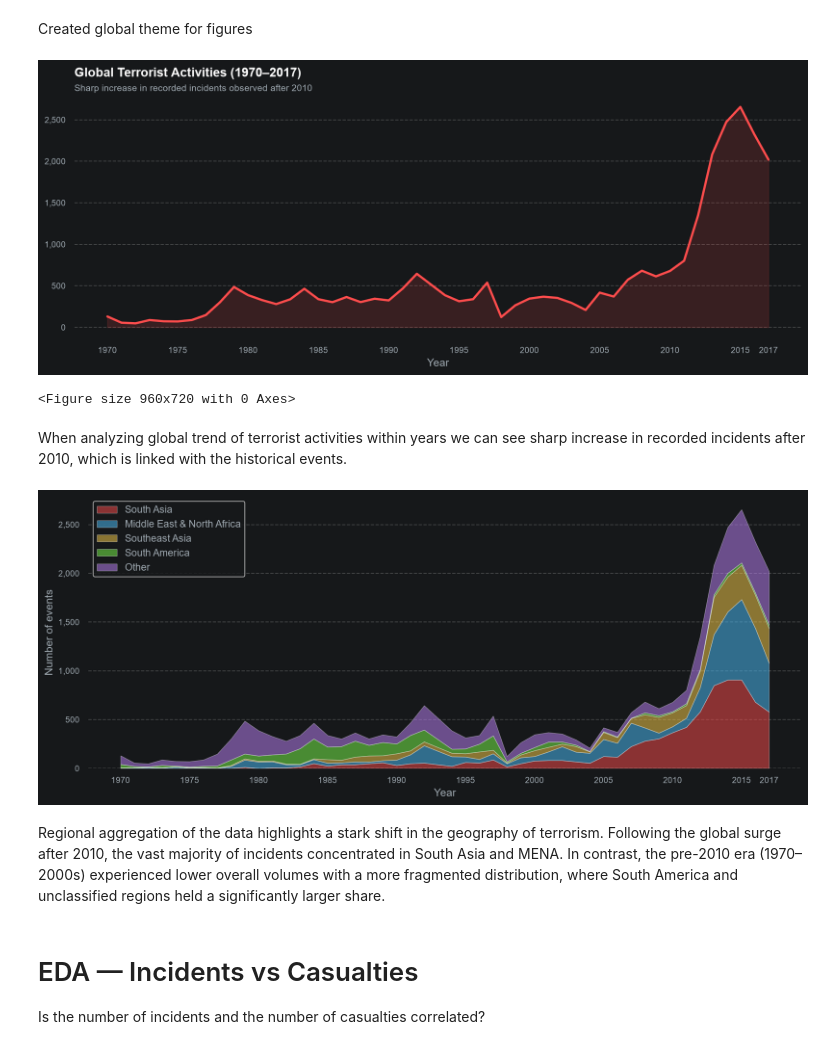
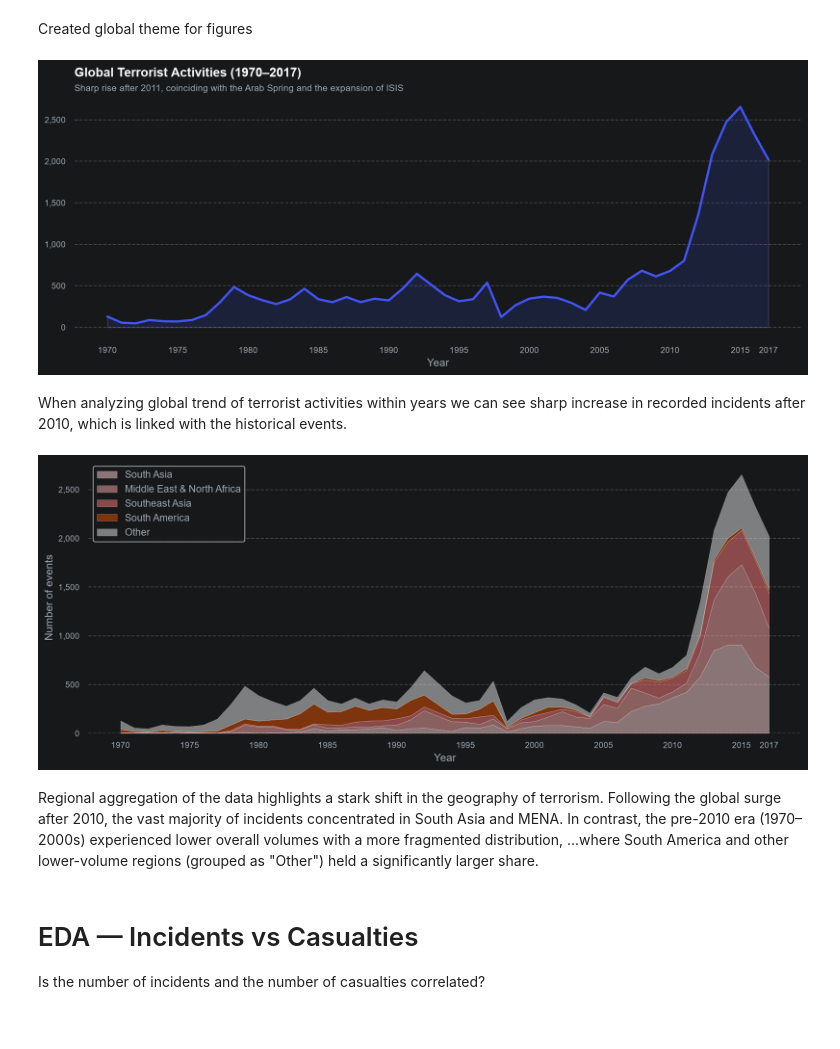
Before and after one commit to Olha-Kes/terrorism_hotspots, a Jupyter notebook: notebooks/eda_terrorism_hotspots.ipynb, the cells around one changed output. Cells and saved outputs as stored; diff of their text form; code cells hidden in the pictures.

Commit message:
EDA — Incidents vs Casualties. Done for df_clean

```diff
--- a/notebooks/eda_terrorism_hotspots.ipynb
+++ b/notebooks/eda_terrorism_hotspots.ipynb
@@ -53,7 +52,7 @@ memory usage: 188.5 MB
 # %% [markdown]
 ## Reframe & Inspect
 # %%
-subset_cols = ["iyear", "country_txt", "region_txt", "city", "latitude",
+subset_cols = ["iyear", "imonth", "country_txt", "region_txt", "city", "latitude",
                "longitude","success", "suicide", "attacktype1", "attacktype1_txt",
                "targtype1_txt", "targsubtype1_txt", "target1", "natlty1_txt", "gname",
                "gsubname", "nperps", "weaptype1_txt", "weapsubtype1_txt", "nkill", "nkillus"]
@@ -314,3 +357,5 @@ anomaly_longitude = df_clean[df_clean["longitude"] < -180].index
 df_clean.loc[anomaly_longitude, "longitude"] = df_clean.loc[anomaly_longitude, "longitude"] / 1000000
 # %% [markdown]
 A typographical scaling error in `longitude` was fixed.
+# %%
+df_clean = df_clean[df_clean["imonth"] > 0]
@@ -352,7 +399,7 @@ dtype: object
 # %%
 from cycler import cycler
 
-BG, FG, ACCENT = "#16181a", "#a0aab2", "#ff4d4d"
+BG, FG, ACCENT = "#16181a", "#a0aab2", "#4355f7"
 
 def set_theme():
     sns.set_theme(style="dark", rc={
@@ -386,17 +433,14 @@ Created global theme for figures
 global_trend = df_clean.groupby("iyear").size().reset_index(name="count")
 
 fig, ax = plt.subplots(figsize=(12, 5))
-ax.plot(
-    global_trend["iyear"], global_trend["count"], linewidth=2.5, color="#ff4d4d"
-)
-ax.fill_between(
-    global_trend["iyear"], global_trend["count"], color="#ff4d4d", alpha=0.15
-)
+ax.plot(global_trend["iyear"], global_trend["count"], linewidth=2.5)
+ax.fill_between(global_trend["iyear"], global_trend["count"], alpha=0.15)
 plt.title(
     "Global Terrorist Activities (1970–2017)\n", fontsize=14, fontweight="bold", loc="left"
 )
 ax.text(
-    0, 1.02, "Increase after 2010 (partly reflects improved data collection from 2012)", transform=ax.transAxes, color="#a0aab2", fontsize=10
+    0, 1.02, "Sharp rise after 2011, coinciding with the Arab Spring and the expansion of ISIS",
+    transform=ax.transAxes, color="#a0aab2", fontsize=10
 )
 ax.set_xlabel("Year")
 ax.set_ylabel("")
@@ -407,44 +451,42 @@ ax.set_xticks(years)
 fmt_axis(ax)
 
 plt.tight_layout()
-plt.show()
 
 output_dir =  Path("..") / "outputs" / "figures"
 output_dir.mkdir(parents=True, exist_ok=True)
 
 plt.savefig(output_dir / "Global Terrorist Activities (1970–2017).png", dpi=300)
+plt.show()
 # %% [output]
-[figure, old version]
+[figure, new version]
-<Figure size 960x720 with 0 Axes>
 # %% [markdown]
 When analyzing global trend of terrorist activities within years we can see sharp increase in recorded incidents after 2010, which is linked with the historical events.
 # %%
 region_trend = df_clean.groupby(["iyear", "region_txt"]).size().reset_index(name="count")
 top4 = region_trend.groupby("region_txt")["count"].sum().nlargest(4).index
 region_trend["region_group"] = region_trend["region_txt"].where(region_trend["region_txt"].isin(top4), "Other")
 
 wide = region_trend.groupby(["iyear", "region_group"])["count"].sum().unstack(fill_value=0)
 order = wide.drop(columns="Other").sum().sort_values(ascending=False).index.tolist() + ["Other"]
 wide = wide[order]
 
-colors = [ACCENT, "#4dc3ff", "#ffd24d", "#7dff4d", "#c084fc"]
+colors = ["#ffd2d2", "#ffa6a6", "#ff7a7a", "#e65100", "#E5E5E5"]
 
 fig, ax = plt.subplots(figsize=(12, 5))
-ax.stackplot(wide.index, wide.T.values, labels=wide.columns, colors=colors, alpha=0.5, edgecolor="#ffffff", linewidth=0.5)
+ax.stackplot(wide.index, wide.T.values, labels=wide.columns, colors=colors, alpha=0.5, edgecolor="#ffffff", linewidth=0.3)
 ax.set_xlabel("Year")
 ax.set_ylabel("Number of events")
 ax.legend(loc="upper left")
 ax.set_xticks(years)
 fmt_axis(ax)
 
 plt.tight_layout()
+fig.savefig(output_dir / "Terrorist Activities within regions(1970–2017).png", dpi=300)
 plt.show()
-
-fig.savefig(output_dir / "Terrorist Activities within regions(1970–2017).png", dpi=300)
 # %% [output]
-[figure, old version]
+[figure, new version]
 # %% [markdown]
-Regional aggregation of the data highlights a stark shift in the geography of terrorism. Following the global surge after 2010, the vast majority of incidents concentrated in South Asia and MENA. In contrast, the pre-2010 era (1970–2000s) experienced lower overall volumes with a more fragmented distribution, where South America and unclassified regions held a significantly larger share.
+Regional aggregation of the data highlights a stark shift in the geography of terrorism. Following the global surge after 2010, the vast majority of incidents concentrated in South Asia and MENA. In contrast, the pre-2010 era (1970–2000s) experienced lower overall volumes with a more fragmented distribution, ...where South America and other lower-volume regions (grouped as "Other") held a significantly larger share.
 # %% [markdown]
 # EDA — Incidents vs Casualties
 Is the number of incidents and the number of casualties correlated?
```
Also changed, not shown: parts of 19 cells of this notebook, 5 other files.
